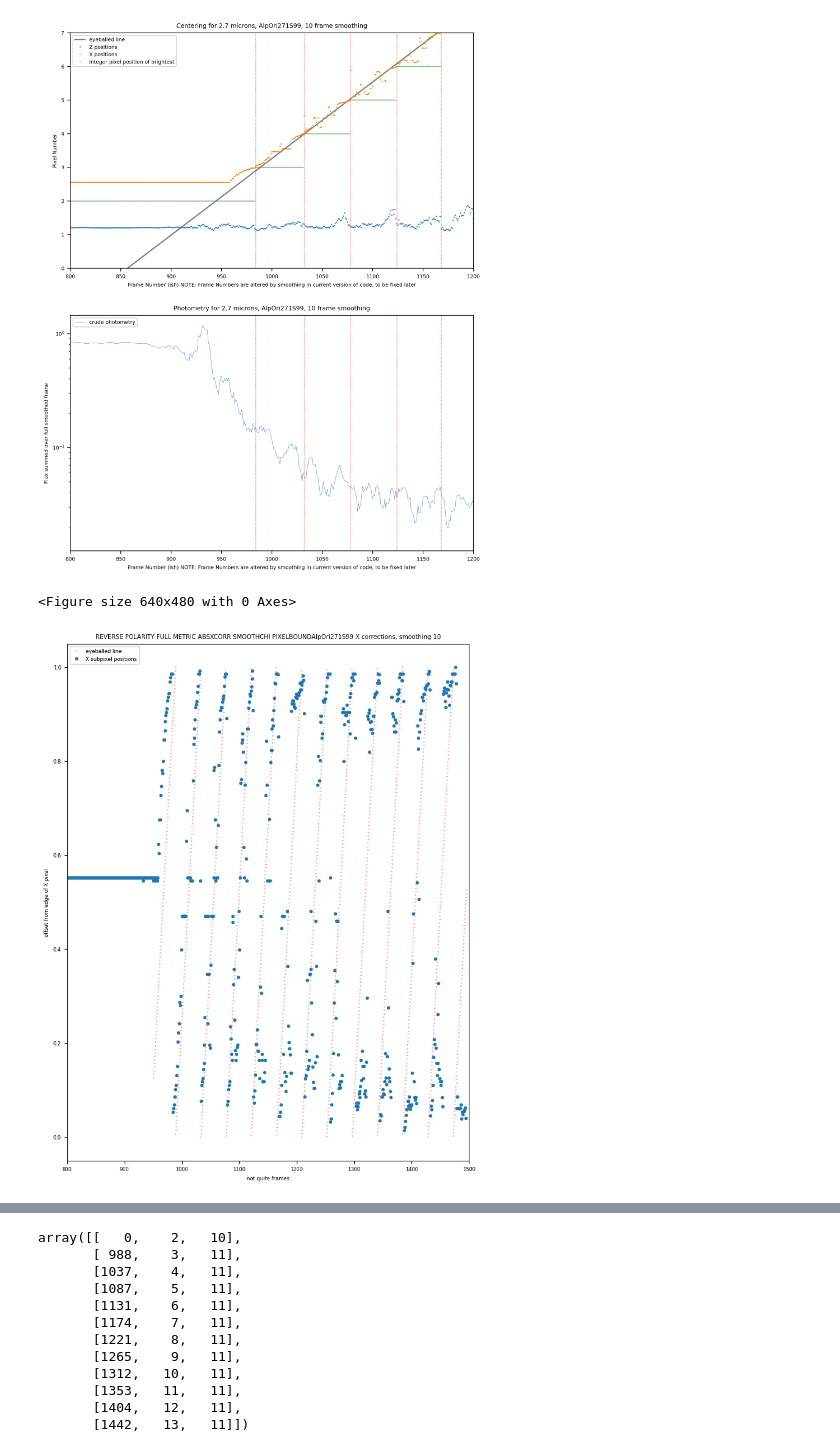
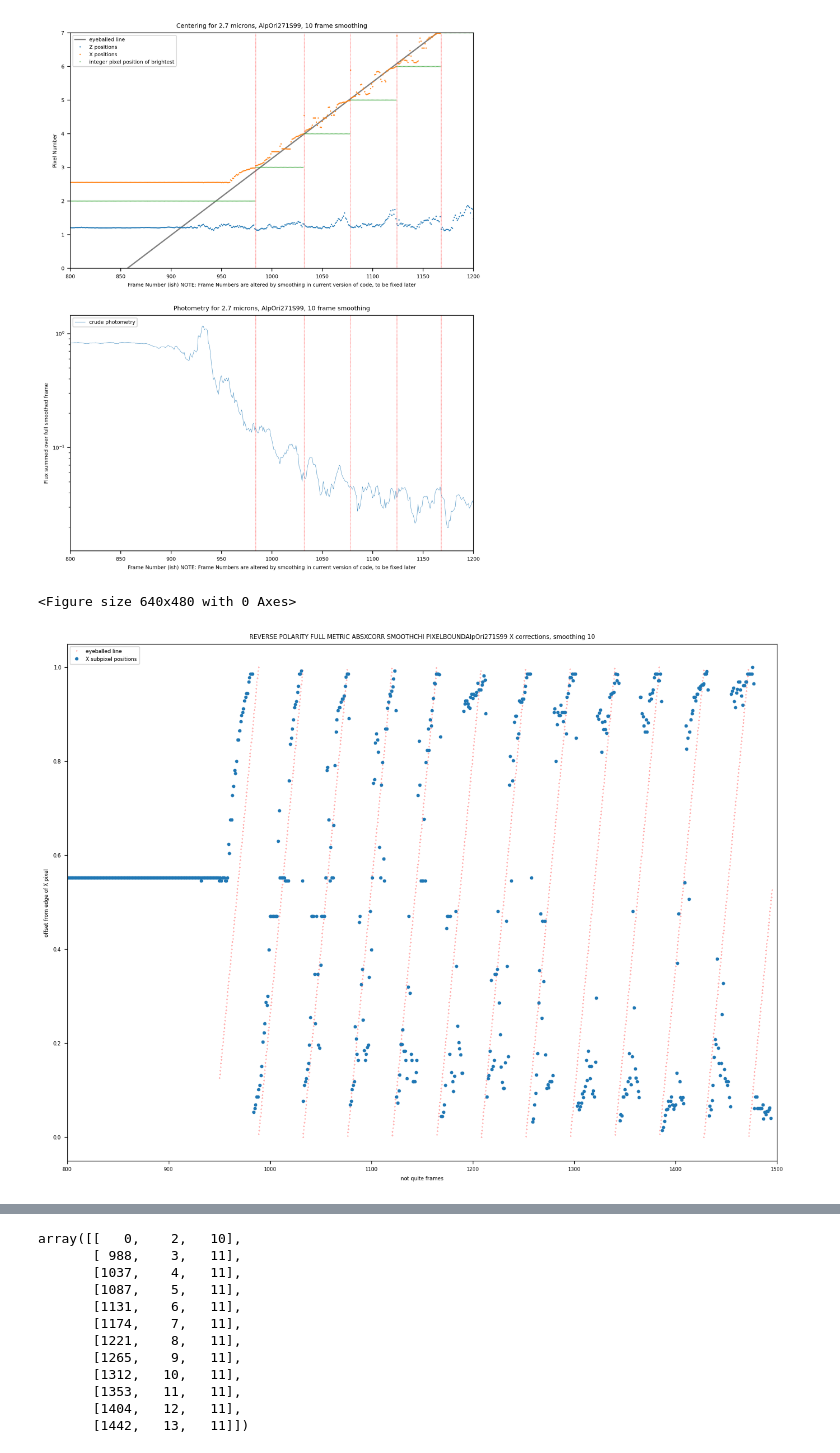
Before and after one commit to AnIndefiniteArticle/slapvisos, a Jupyter notebook: Untitled.ipynb, the cells around one changed output, grey strips where cells are left out. Cells and saved outputs as stored; diff of their text form; code cells hidden in the pictures.

```diff
--- a/Untitled.ipynb
+++ b/Untitled.ipynb
@@ -139,16 +139,16 @@ fig.savefig(outdir + occname + "-" + str(smoothing) + "-log-zoom.png")
 [figure]
 # %%
 plt.clf()
-plt.figure(figsize=(8.5,11))
+plt.figure(figsize=(15,11))
 plt.plot(linex[950*3:], liney[950*3:]%1, 'r.', markersize=0.5, label="eyeballed line")
 plt.plot(Xcorr, '.', label='X subpixel positions')
 plt.title("REVERSE POLARITY FULL METRIC ABSXCORR SMOOTHCHI PIXELBOUND" + occname + " X corrections, smoothing " + str(smoothing))
 plt.ylabel("offset from edge of X pixel")
 plt.xlabel("not quite frames")
 plt.xlim(800,1500)
 plt.legend(loc='upper left')
 plt.savefig(outdir + occname + "-" + str(smoothing) + "-Xcorrections-addline.png")
 # %% [output]
 <Figure size 640x480 with 0 Axes>
-[figure, old version]
+[figure, new version]
 # %%
```
Also changed, not shown: parts of 5 cells of this notebook, 1 other file.
